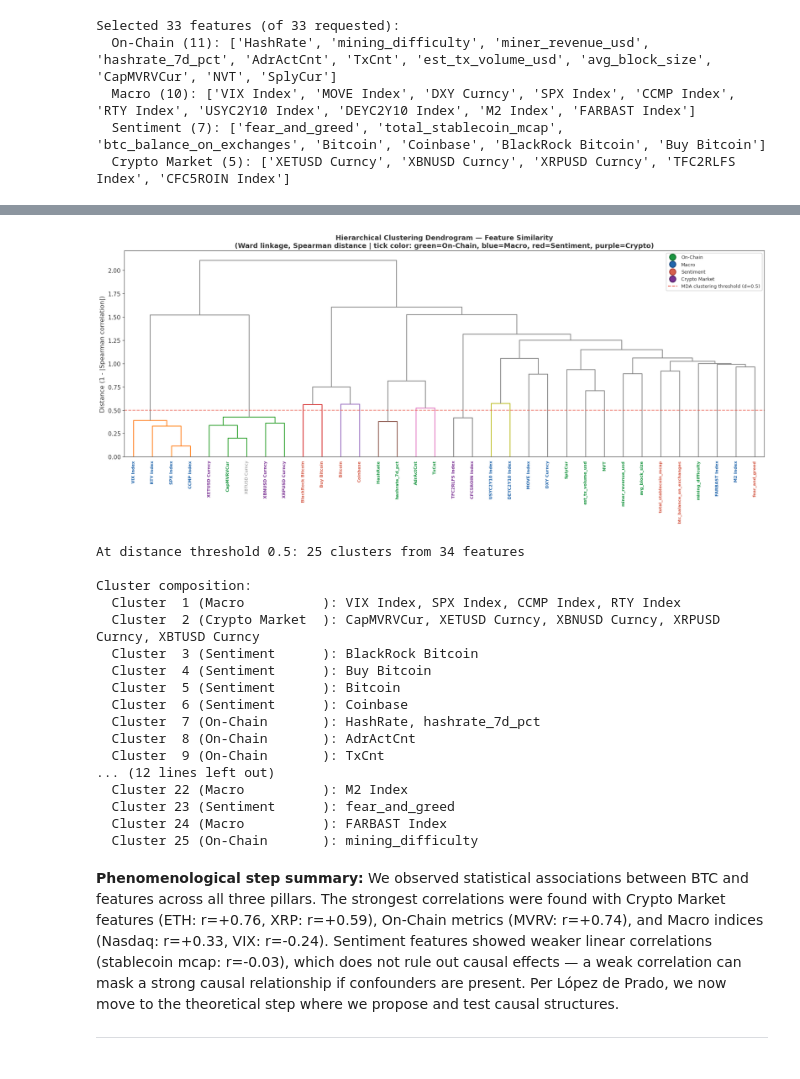
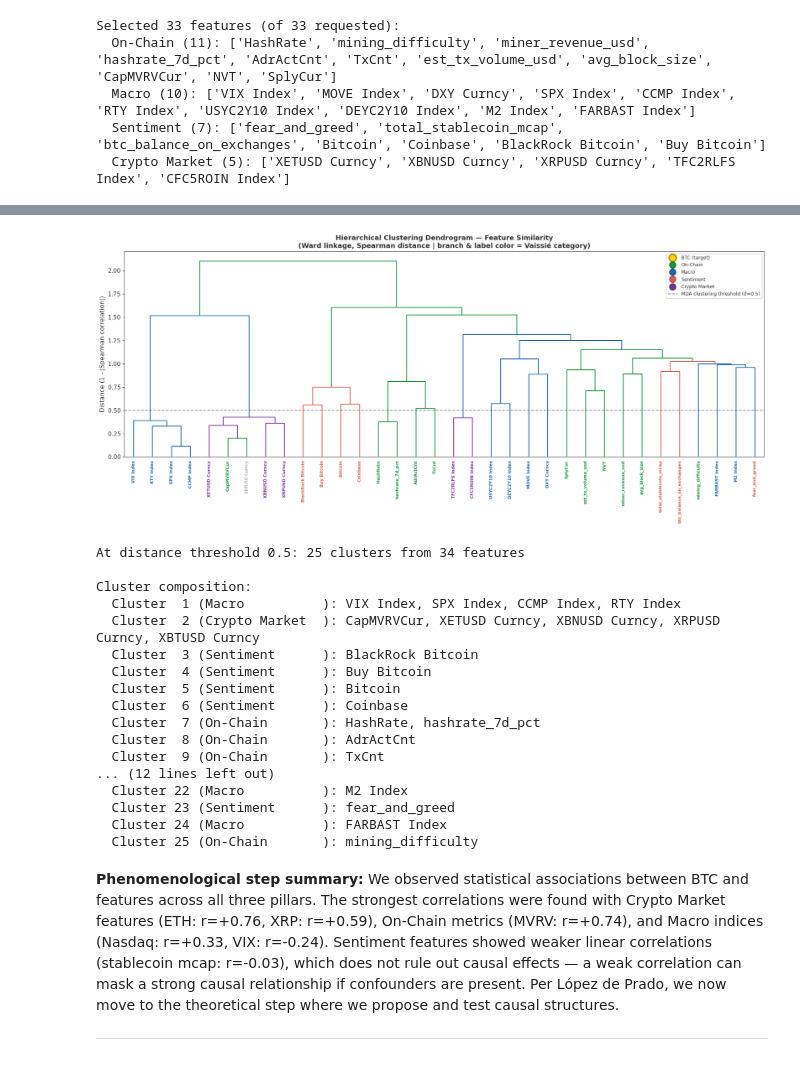
Before and after one commit to Nicolascos/Projet-PI2-BTC, a Jupyter notebook: notebooks/CausalAnalysis.ipynb, the cells around one changed output, grey strips where cells are left out. Drawn from its saved outputs; the diff is of its cells as text; code cells hidden in the pictures.

```diff
--- a/notebooks/CausalAnalysis.ipynb
+++ b/notebooks/CausalAnalysis.ipynb
@@ -786,6 +785,7 @@ Top 15 correlations with XBTUSD Curncy (after stationarity transforms):
 #
 # Distance metric: 1 - |Spearman correlation|
 # Linkage: Ward's method (minimizes within-cluster variance)
+# Branch colors: dominant Vaissié category of each sub-tree
 
 from scipy.cluster import hierarchy
 from scipy.spatial.distance import squareform
@@ -799,9 +799,32 @@ dist_matrix = dist_matrix.clip(lower=0)
 # Compute linkage
 linkage_matrix = hierarchy.linkage(squareform(dist_matrix), method='ward')
 
-# Color labels by category
-label_colors = {col: CATEGORY_COLORS.get(get_category(col), '#878787')
-                for col in df_stationary.columns}
+# ---- Color branches by dominant Vaissié category ----
+# For each internal node in the linkage, determine which category
+# dominates its leaf members, then color the branch accordingly.
+n_leaves = len(df_stationary.columns)
+labels = df_stationary.columns.tolist()
+
+# Build a map: node_id -> list of leaf indices
+def get_leaves(node_id, Z, n):
+    """Recursively collect leaf indices under a linkage node."""
+    if node_id < n:
+        return [node_id]
+    row = Z[int(node_id) - n]
+    return get_leaves(int(row[0]), Z, n) + get_leaves(int(row[1]), Z, n)
+
+# For each internal node, find the dominant category
+node_colors = {}
+for i in range(len(linkage_matrix)):
+    node_id = n_leaves + i
+    leaf_ids = get_leaves(node_id, linkage_matrix, n_leaves)
+    cats = [get_category(labels[lid]) for lid in leaf_ids]
+    dominant_cat = max(set(cats), key=cats.count)
+    node_colors[node_id] = CATEGORY_COLORS.get(dominant_cat, '#878787')
+
+# link_color_func receives the internal node id (n_leaves + merge_index)
+def link_color_func(node_id):
+    return node_colors.get(node_id, '#878787')
 
 fig, ax = plt.subplots(figsize=(18, 8))
 fig.set_facecolor('white')
@@ -809,53 +832,51 @@ ax.set_facecolor('white')
 
 dendro = hierarchy.dendrogram(
     linkage_matrix,
-    labels=df_stationary.columns.tolist(),
+    labels=labels,
     leaf_rotation=90,
     leaf_font_size=8,
-    color_threshold=0.7,  # Threshold for coloring clusters
-    above_threshold_color='#888888',
+    link_color_func=link_color_func,
     ax=ax,
 )
 
 # Color the x-axis labels by Vaissié category
-xlabels = ax.get_xticklabels()
-for label in xlabels:
+for label in ax.get_xticklabels():
     feat = label.get_text()
     cat = get_category(feat)
     label.set_color(CATEGORY_COLORS.get(cat, '#878787'))
     label.set_fontweight('bold' if cat != 'Other' else 'normal')
 
 # Add a horizontal line at the clustering threshold used in MDA
-ax.axhline(y=0.5, color='#e74c3c', linestyle='--', linewidth=1.5, alpha=0.7,
+ax.axhline(y=0.5, color='#333333', linestyle='--', linewidth=1.5, alpha=0.6,
            label='MDA clustering threshold (d=0.5)')
 
 ax.set_ylabel('Distance (1 - |Spearman correlation|)', fontsize=12, color='#333333')
 ax.set_title('Hierarchical Clustering Dendrogram — Feature Similarity\n'
-             '(Ward linkage, Spearman distance | tick color: green=On-Chain, blue=Macro, red=Sentiment, purple=Crypto)',
+             '(Ward linkage, Spearman distance | branch & label color = Vaissié category)',
              fontsize=13, fontweight='bold', color='#333333')
-ax.legend(fontsize=10, framealpha=0.95, edgecolor='#cccccc')
 
-# Category legend
-legend_handles = make_category_legend(include_btc=False)
-ax.legend(handles=legend_handles + [plt.Line2D([0],[0], color='#e74c3c', linestyle='--',
-          linewidth=1.5, label='MDA clustering threshold (d=0.5)')],
-          loc='upper right', fontsize=9, framealpha=0.95, edgecolor='#cccccc')
+# Combined legend: categories + threshold line
+legend_handles = make_category_legend(include_btc=True)
+legend_handles.append(plt.Line2D([0],[0], color='#333333', linestyle='--',
+                      linewidth=1.5, alpha=0.6, label='MDA clustering threshold (d=0.5)'))
+ax.legend(handles=legend_handles, loc='upper right', fontsize=9,
+          framealpha=0.95, edgecolor='#cccccc')
 
 plt.tight_layout()
 plt.show()
 
 # Print cluster composition at the MDA threshold
 cluster_ids = hierarchy.fcluster(linkage_matrix, 0.5, criterion='distance')
 n_clusters = len(np.unique(cluster_ids))
 print(f"\nAt distance threshold 0.5: {n_clusters} clusters from {len(df_stationary.columns)} features")
 print("\nCluster composition:")
 for cid in np.unique(cluster_ids):
     members = df_stationary.columns[cluster_ids == cid].tolist()
     cats = [get_category(m) for m in members]
     dominant = max(set(cats), key=cats.count)
     print(f"  Cluster {cid:2d} ({dominant:15s}): {', '.join(members)}")
 # %% [output]
-[figure, old version]
+[figure, new version]
 At distance threshold 0.5: 25 clusters from 34 features
 
 Cluster composition:
```
Also changed, not shown: parts of 3 cells of this notebook, 1 other file.
